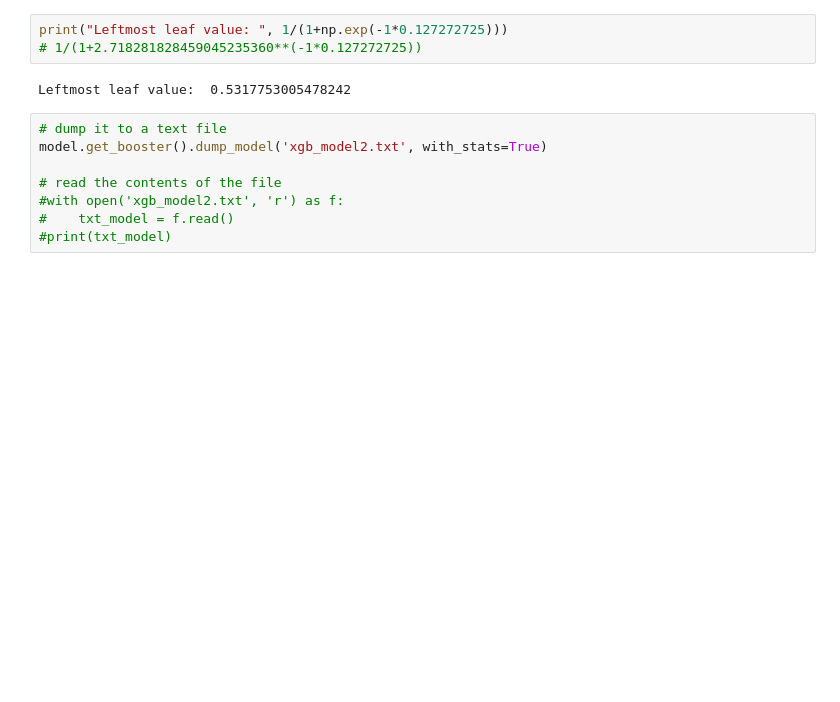
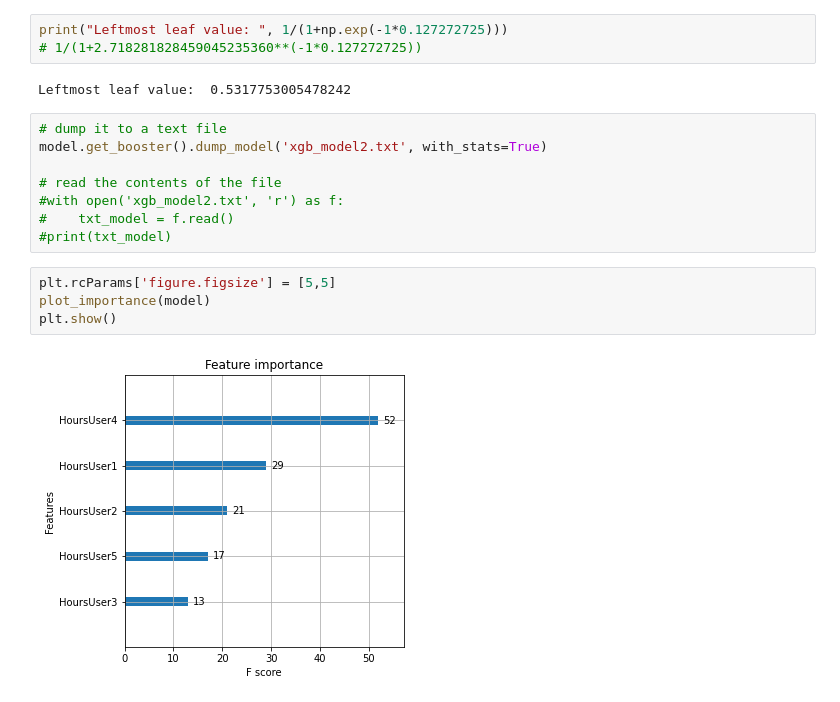
Before and after one commit to GuillermoCervera/TFM-Big-Data-y-Ciencia-de-Datos, a Jupyter notebook: TFM.ipynb, the cells around one changed output. Cells and saved outputs as stored; diff of their text form; blank space fills up the shorter version.

```diff
--- a/TFM.ipynb
+++ b/TFM.ipynb
@@ -2328,3 +2381,9 @@ model.get_booster().dump_model('xgb_model2.txt', with_stats=True)
 #with open('xgb_model2.txt', 'r') as f:
 #    txt_model = f.read()
 #print(txt_model)
+# %%
+plt.rcParams['figure.figsize'] = [5,5]
+plot_importance(model)
+plt.show()
+# %% [output]
+[figure, added]
```
Also changed, not shown: parts of 8 cells of this notebook.
